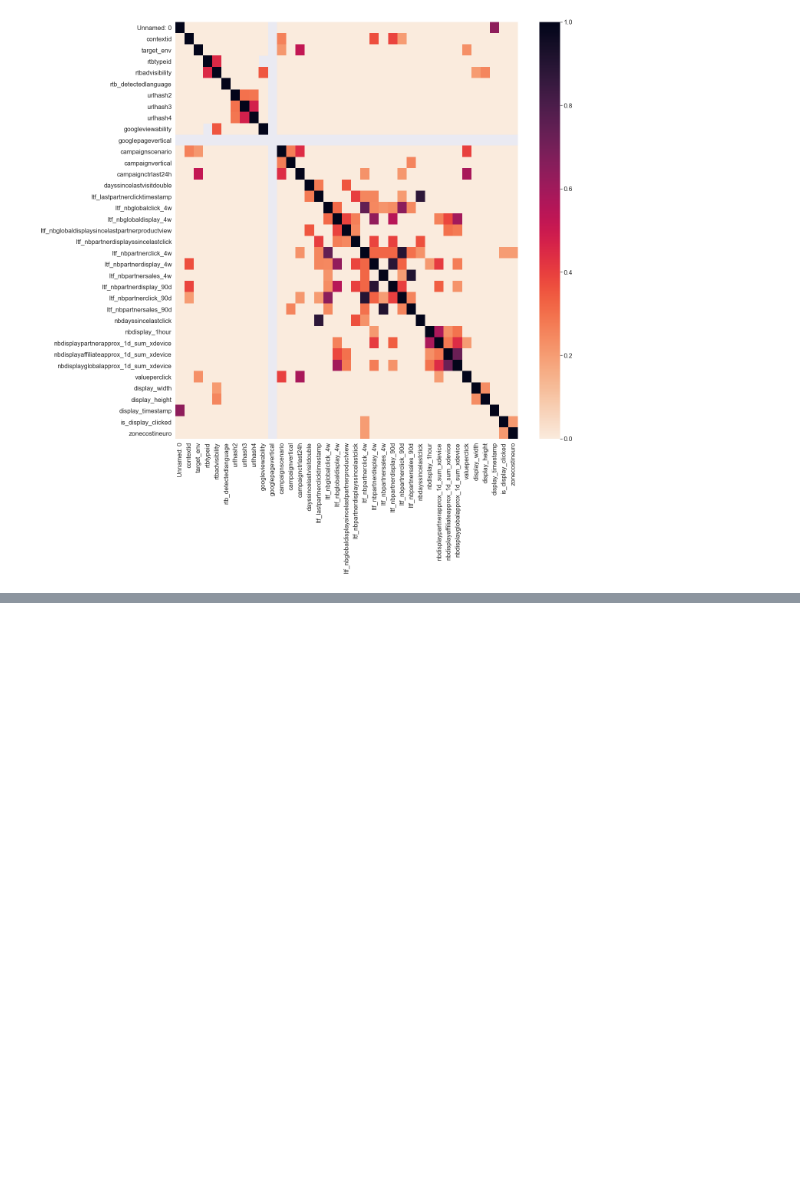
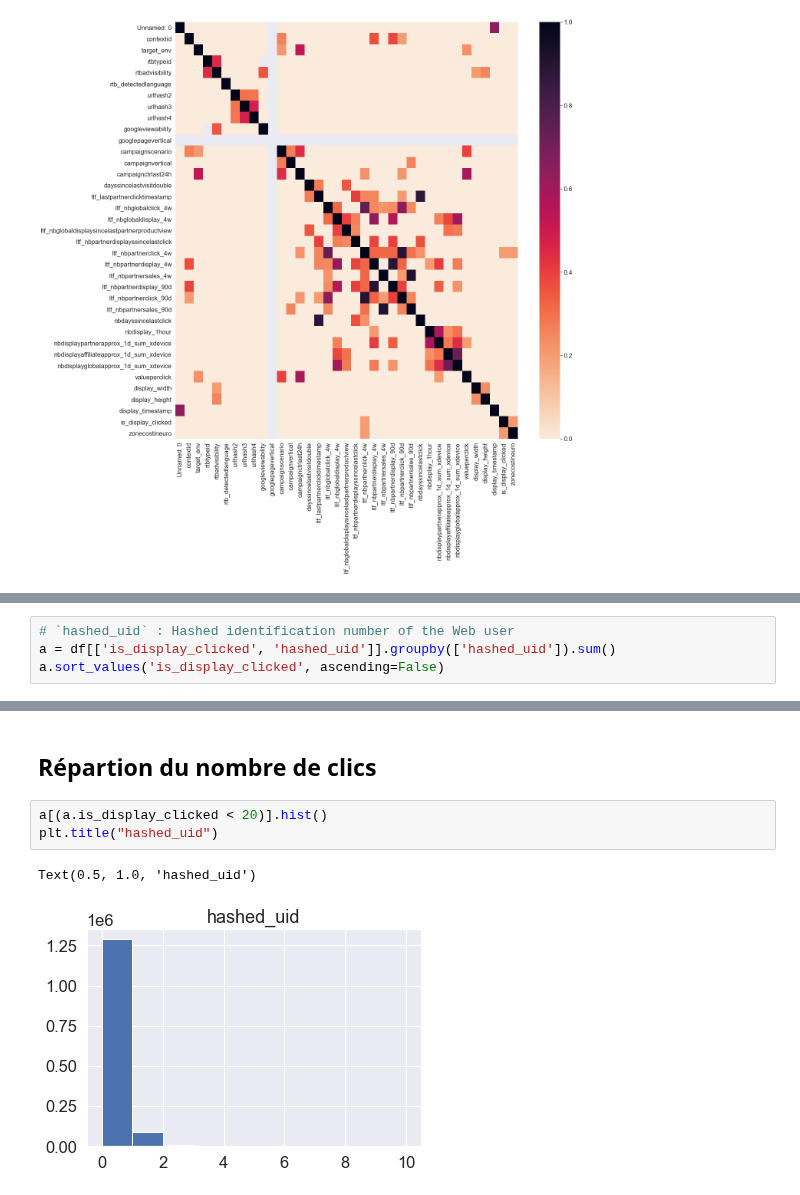
Before and after one commit to baptiste-pasquier/statapp, a Jupyter notebook: analyse_desc.ipynb, the cells around one changed output, grey strips where cells are left out. Drawn from its saved outputs; the diff is of its cells as text; blank space fills up the shorter version.

```diff
--- a/analyse_desc.ipynb
+++ b/analyse_desc.ipynb
@@ -86,0 +112,4 @@ plt.show()
+# %%
+# `hashed_uid` : Hashed identification number of the Web user
+a = df[['is_display_clicked', 'hashed_uid']].groupby(['hashed_uid']).sum()
+a.sort_values('is_display_clicked', ascending=False)
@@ -86,0 +150,8 @@ plt.show()
+# %% [markdown]
+## Répartion du nombre de clics
+# %%
+a[(a.is_display_clicked < 20)].hist()
+plt.title("hashed_uid")
+# %% [output]
+Text(0.5, 1.0, 'hashed_uid')
+[figure, added]
```
Also changed, not shown: parts of 9 cells of this notebook.
